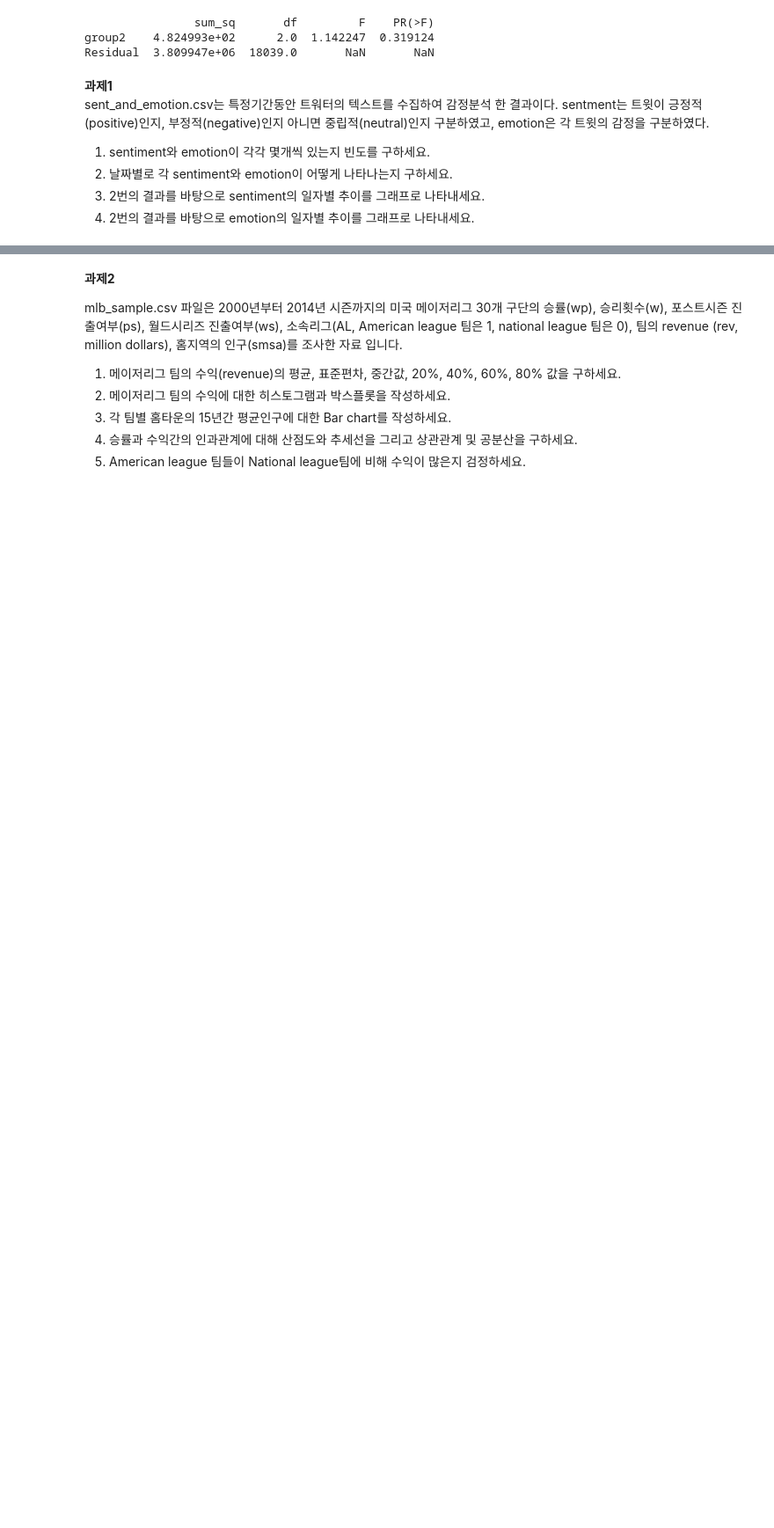
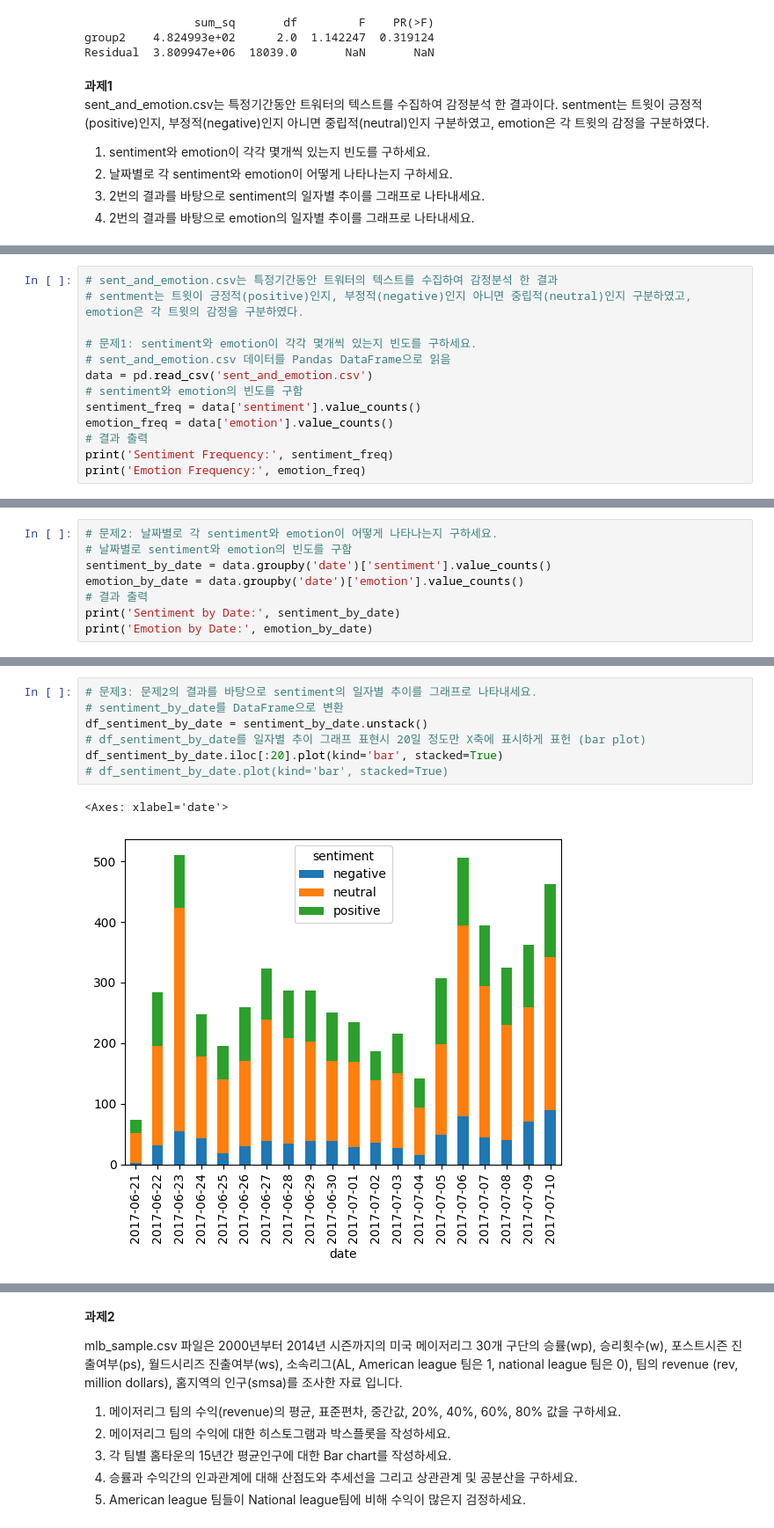
Before and after one commit to arkwith7/aSSIST_DM1, a Jupyter notebook: DM1_Stats_new.ipynb, the cells around one changed output, grey strips where cells are left out. Shown at 88% size. Saved outputs shown, nothing was run; the diff lists cells and outputs as text; blank space fills up the shorter version.

```diff
--- a/DM1_Stats_new.ipynb
+++ b/DM1_Stats_new.ipynb
@@ -278,0 +322,13 @@ sent_and_emotion.csv는 특정기간동안 트워터의 텍스트를 수집하
+# %%
+# sent_and_emotion.csv는 특정기간동안 트워터의 텍스트를 수집하여 감정분석 한 결과
+# sentment는 트윗이 긍정적(positive)인지, 부정적(negative)인지 아니면 중립적(neutral)인지 구분하였고, emotion은 각 트윗의 감정을 구분하였다.
+
+# 문제1: sentiment와 emotion이 각각 몇개씩 있는지 빈도를 구하세요.
+# sent_and_emotion.csv 데이터를 Pandas DataFrame으로 읽음
+data = pd.read_csv('sent_and_emotion.csv')
+# sentiment와 emotion의 빈도를 구함
+sentiment_freq = data['sentiment'].value_counts()
+emotion_freq = data['emotion'].value_counts()
+# 결과 출력
+print('Sentiment Frequency:', sentiment_freq)
+print('Emotion Frequency:', emotion_freq)
@@ -278,0 +348,8 @@ sent_and_emotion.csv는 특정기간동안 트워터의 텍스트를 수집하
+# %%
+# 문제2: 날짜별로 각 sentiment와 emotion이 어떻게 나타나는지 구하세요.
+# 날짜별로 sentiment와 emotion의 빈도를 구함
+sentiment_by_date = data.groupby('date')['sentiment'].value_counts()
+emotion_by_date = data.groupby('date')['emotion'].value_counts()
+# 결과 출력
+print('Sentiment by Date:', sentiment_by_date)
+print('Emotion by Date:', emotion_by_date)
@@ -278,0 +374,10 @@ sent_and_emotion.csv는 특정기간동안 트워터의 텍스트를 수집하
+# %%
+# 문제3: 문제2의 결과를 바탕으로 sentiment의 일자별 추이를 그래프로 나타내세요.
+# sentiment_by_date를 DataFrame으로 변환
+df_sentiment_by_date = sentiment_by_date.unstack()
+# df_sentiment_by_date를 일자별 추이 그래프 표현시 20일 정도만 X축에 표시하게 표헌 (bar plot)
+df_sentiment_by_date.iloc[:20].plot(kind='bar', stacked=True)
+# df_sentiment_by_date.plot(kind='bar', stacked=True)
+# %% [output]
+<Axes: xlabel='date'>
+[figure, added]
```
Also changed, not shown: parts of 25 cells of this notebook, 27 other files.
